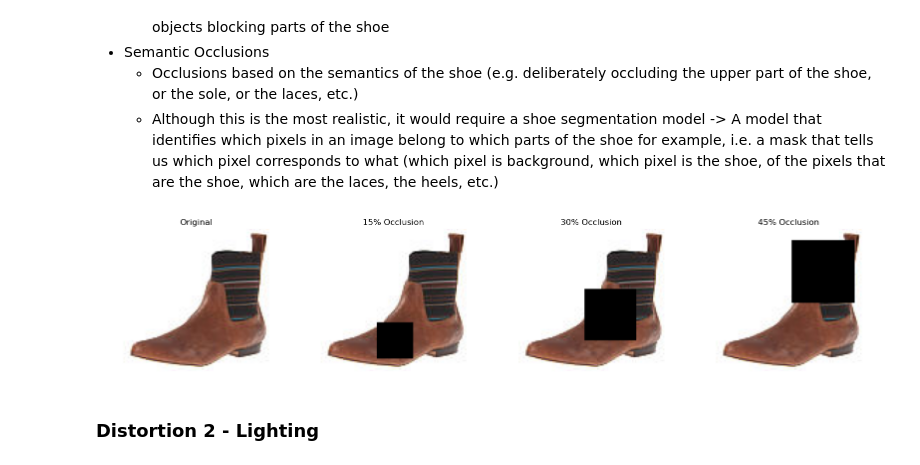
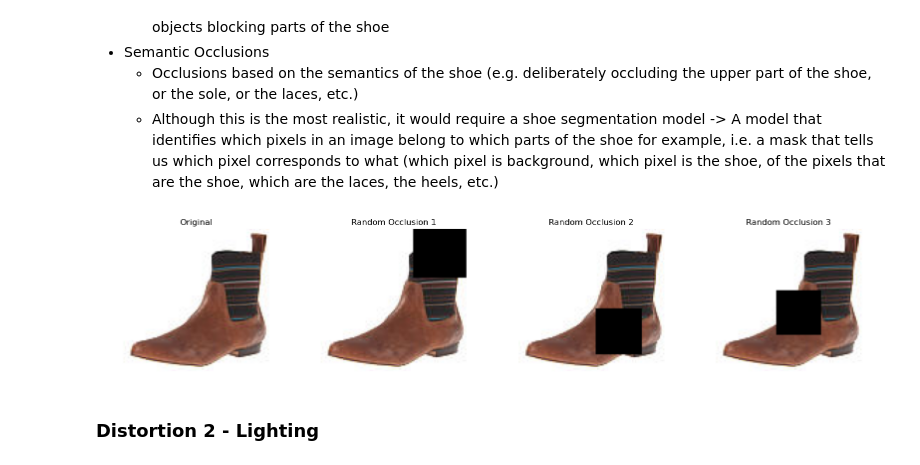
Before and after one commit to skyefung02/COMP90051_A2, a Jupyter notebook: COMP90051_A2_Skye.ipynb, the cells around one changed output. Saved outputs shown, nothing was run; the diff lists cells and outputs as text; code cells hidden in the pictures.

```diff
--- a/COMP90051_A2_Skye.ipynb
+++ b/COMP90051_A2_Skye.ipynb
@@ -135,38 +135,29 @@ def create_shoe_mask(image, threshold=240):
 #INPUTS:
 #occlusion_size - (height, width) of the rectangle
 #shoe_mask - binary mask, where True = shoe pixel
-def place_random_occlusion_on_shoe(image_path, occlusion_size):
-    #load image
-    image = np.array(Image.open(image_path).convert('RGB'))
-
-    #create shoe mask
-    shoe_mask = np.any(image < 240, axis=-1)
-
-    # Find all shoe pixel coordinates
+def place_random_occlusion_on_shoe(image_array, occlusion_size, shoe_mask):
+    #find shoe pixel coordinates
     shoe_coords = np.argwhere(shoe_mask)  # Returns [[y1,x1], [y2,x2], ...]
 
-    #if len(shoe_coords) == 0:
-    #    return image  # No shoe found, return original
-
-    # Randomly pick a shoe pixel as anchor point
+    #randomly pick a shoe pixel as anchor point
     anchor_idx = np.random.randint(len(shoe_coords))
     anchor_y, anchor_x = shoe_coords[anchor_idx]
 
 
-    # Anchor is center of rectangle
+    #set anchor to be center of rectangle
     y1 = anchor_y - occlusion_size[0] // 2
     x1 = anchor_x - occlusion_size[1] // 2
 
     y2 = y1 + occlusion_size[0]
     x2 = x1 + occlusion_size[1]
 
-    # Clip to image boundaries
-    h, w = image.shape[:2]
+    #clip to image boundaries
+    h, w = image_array.shape[:2]
     y1, y2 = max(0, y1), min(h, y2)
     x1, x2 = max(0, x1), min(w, x2)
 
-    # Apply occlusion (black rectangle)
-    occluded_image = image.copy()
+    #apply occlusion (black rectangle)
+    occluded_image = image_array.copy()
     occluded_image[y1:y2, x1:x2] = 0  # Black occlusion
 
     return occluded_image
@@ -207,32 +187,32 @@ def apply_occlusion_from_path(image_path, coverage_percent):
 # %%
-original = Image.open(boot_images[0])
-low_occlusion = apply_occlusion_from_path(boot_images[0], 0.15)    # 15% occluded
-medium_occlusion = apply_occlusion_from_path(boot_images[0], 0.30)  # 30% occluded
-high_occlusion = apply_occlusion_from_path(boot_images[0], 0.45)   # 45% occluded
+original = np.array(Image.open(boot_images[0]).convert('RGB'))
+random_occlusion_1 = apply_occlusion(original)
+random_occlusion_2 = apply_occlusion(original)
+random_occlusion_3 = apply_occlusion(original)
 
 # Visualize comparison
 fig, axes = plt.subplots(1, 4, figsize=(16, 4))
 
 axes[0].imshow(original)
 axes[0].set_title('Original')
 axes[0].axis('off')
 
-axes[1].imshow(low_occlusion)
-axes[1].set_title('15% Occlusion')
+axes[1].imshow(random_occlusion_1)
+axes[1].set_title('Random Occlusion 1')
 axes[1].axis('off')
 
-axes[2].imshow(medium_occlusion)
-axes[2].set_title('30% Occlusion')
+axes[2].imshow(random_occlusion_2)
+axes[2].set_title('Random Occlusion 2')
 axes[2].axis('off')
 
-axes[3].imshow(high_occlusion)
-axes[3].set_title('45% Occlusion')
+axes[3].imshow(random_occlusion_3)
+axes[3].set_title('Random Occlusion 3')
 axes[3].axis('off')
 
 plt.tight_layout()
 plt.show()
 # %% [output]
-[figure, old version]
+[figure, new version]
 # %% [markdown]
 ### Distortion 2 - Lighting
 # %% [markdown]
```
Also changed, not shown: parts of 12 cells of this notebook, 1 other file.
